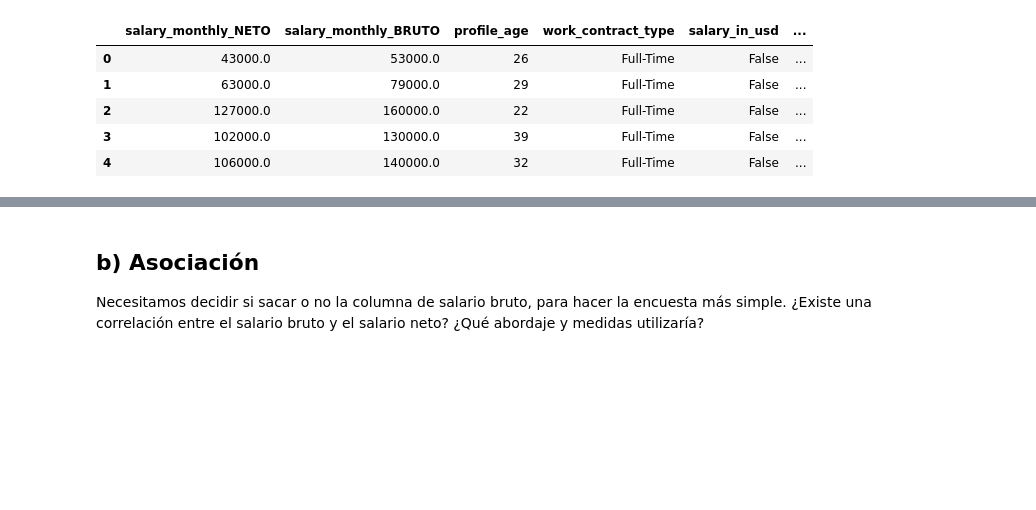
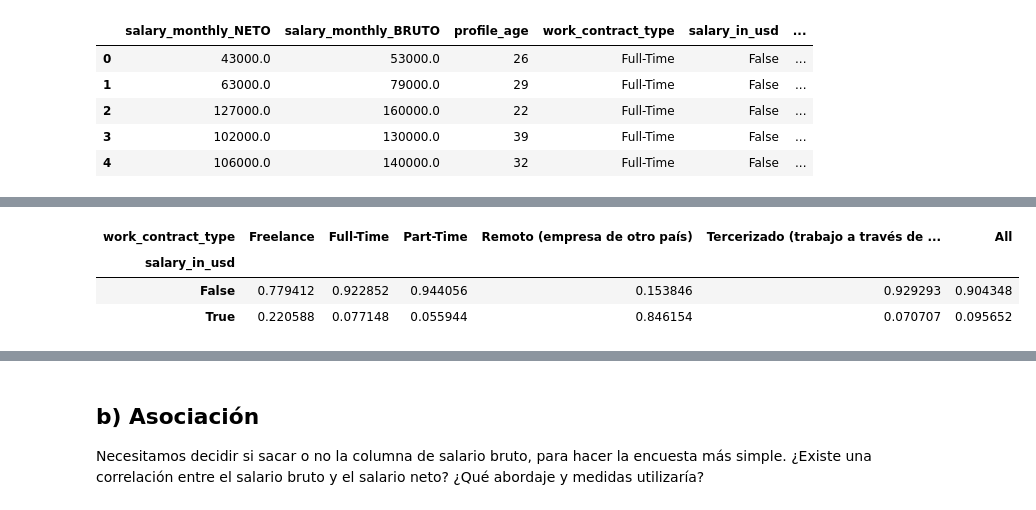
Before and after one commit to mgobbi289/DiploDatos, a Jupyter notebook: AnalisisyVisualizacion/Entregable_1_Ejercicio_2.ipynb, the cells around one changed output, grey strips where cells are left out. Cells and saved outputs as stored; diff of their text form; code cells hidden in the pictures; blank space fills up the shorter version.

```diff
--- a/AnalisisyVisualizacion/Entregable_1_Ejercicio_2.ipynb
+++ b/AnalisisyVisualizacion/Entregable_1_Ejercicio_2.ipynb
@@ -244,0 +259,10 @@ seaborn.catplot(data=df,
+# %%
+pd.crosstab(columns=df[contrato],
+            index=df[dolares],
+            normalize='columns',
+            margins=True)
+# %% [output]
+| work_contract_type | Freelance | Full-Time | Part-Time | Remoto (empresa de otro país) | Tercerizado (trabajo a través de ... | All |
+| salary_in_usd |  |  |  |  |  |  |
+| False | 0.779412 | 0.922852 | 0.944056 | 0.153846 | 0.929293 | 0.904348 |
+| True | 0.220588 | 0.077148 | 0.055944 | 0.846154 | 0.070707 | 0.095652 |
```
Also changed, not shown: parts of 15 cells of this notebook.
